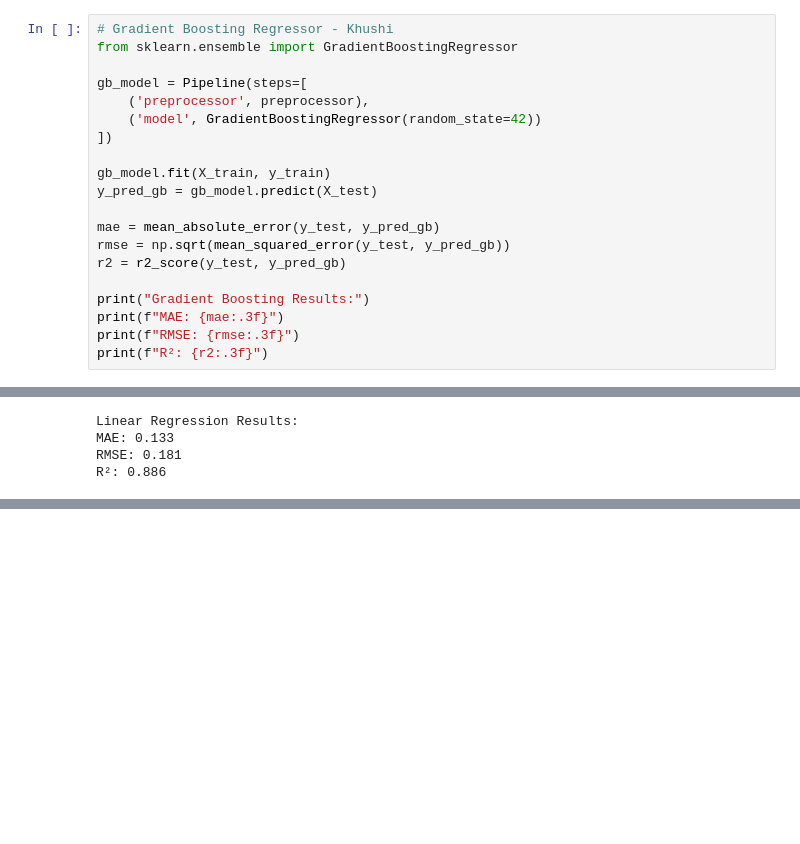
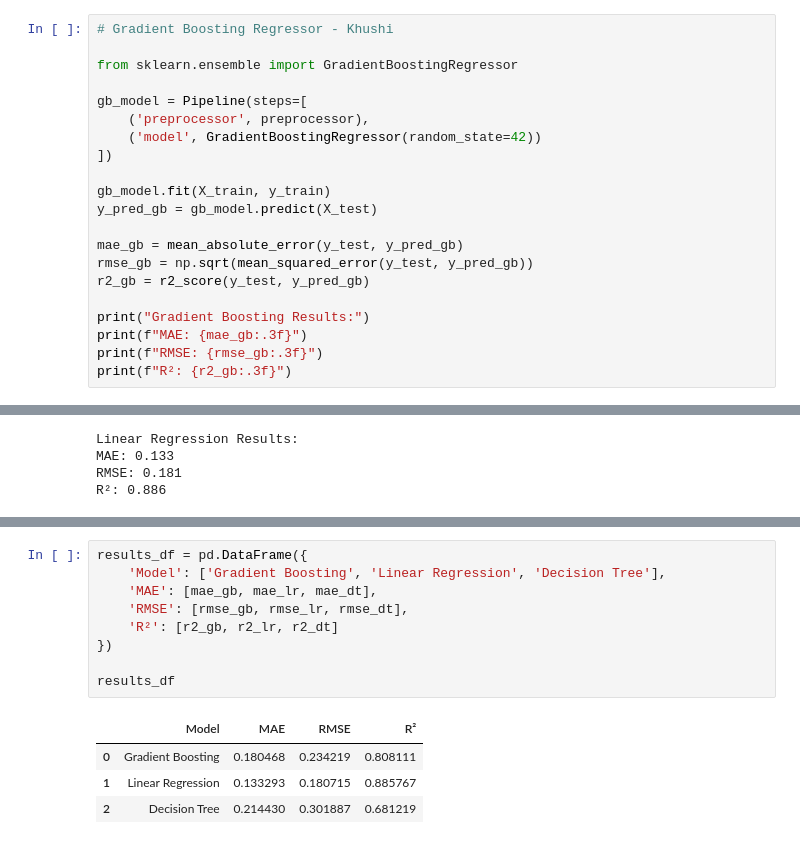
Before and after one commit to natalyyau/predicting-housing-prices, a Jupyter notebook: notebooks/housing_modeling.ipynb, the cells around one changed output, grey strips where cells are left out. Cells and saved outputs as stored; diff of their text form; blank space fills up the shorter version.

```diff
--- a/notebooks/housing_modeling.ipynb
+++ b/notebooks/housing_modeling.ipynb
@@ -56,6 +56,7 @@ preprocessor = ColumnTransformer(
     ])
 # %%
 # Gradient Boosting Regressor - Khushi
+
 from sklearn.ensemble import GradientBoostingRegressor
 
 gb_model = Pipeline(steps=[
@@ -66,14 +67,14 @@ gb_model = Pipeline(steps=[
 gb_model.fit(X_train, y_train)
 y_pred_gb = gb_model.predict(X_test)
 
-mae = mean_absolute_error(y_test, y_pred_gb)
-rmse = np.sqrt(mean_squared_error(y_test, y_pred_gb))
-r2 = r2_score(y_test, y_pred_gb)
+mae_gb = mean_absolute_error(y_test, y_pred_gb)
+rmse_gb = np.sqrt(mean_squared_error(y_test, y_pred_gb))
+r2_gb = r2_score(y_test, y_pred_gb)
 
 print("Gradient Boosting Results:")
-print(f"MAE: {mae:.3f}")
-print(f"RMSE: {rmse:.3f}")
-print(f"R²: {r2:.3f}")
+print(f"MAE: {mae_gb:.3f}")
+print(f"RMSE: {rmse_gb:.3f}")
+print(f"R²: {r2_gb:.3f}")
 # %% [output]
 Gradient Boosting Results:
 MAE: 0.180
@@ -129,2 +130,16 @@ MAE: 0.215
 RMSE: 0.302
 R²: 0.681
+# %%
+results_df = pd.DataFrame({
+    'Model': ['Gradient Boosting', 'Linear Regression', 'Decision Tree'],
+    'MAE': [mae_gb, mae_lr, mae_dt],
+    'RMSE': [rmse_gb, rmse_lr, rmse_dt],
+    'R²': [r2_gb, r2_lr, r2_dt]
+})
+
+results_df
+# %% [output]
+|  | Model | MAE | RMSE | R² |
+| 0 | Gradient Boosting | 0.180468 | 0.234219 | 0.808111 |
+| 1 | Linear Regression | 0.133293 | 0.180715 | 0.885767 |
+| 2 | Decision Tree | 0.214430 | 0.301887 | 0.681219 |
```
Also changed, not shown: parts of 5 cells of this notebook.
